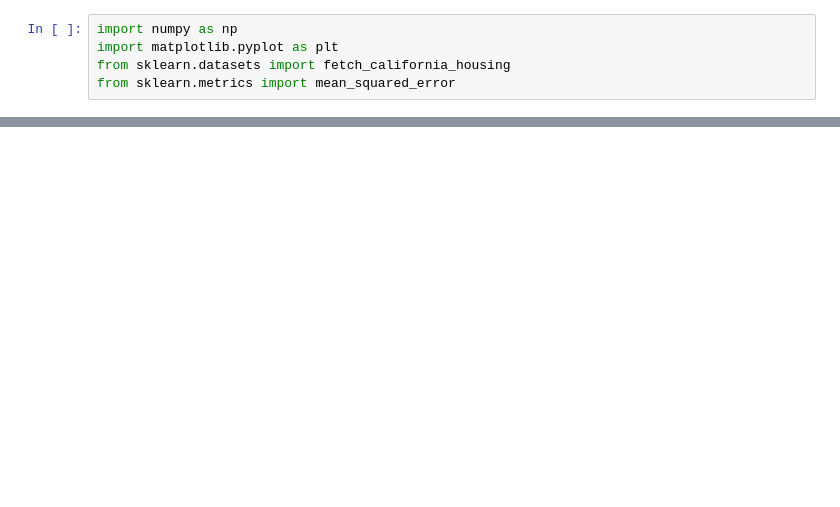
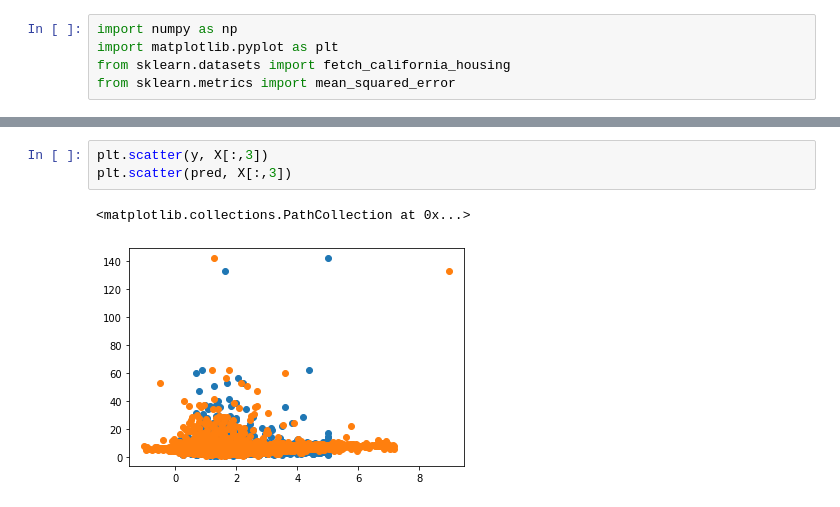
Before and after one commit to Karan9034/snippets, a Jupyter notebook: machine_learning/normal_equation_linear_regression.ipynb, the cells around one changed output, grey strips where cells are left out. Cells and saved outputs as stored; diff of their text form; blank space fills up the shorter version.

```diff
--- a/machine_learning/normal_equation_linear_regression.ipynb
+++ b/machine_learning/normal_equation_linear_regression.ipynb
@@ -57,0 +87,6 @@ mean_squared_error(y, pred) ** 0.5
+# %%
+plt.scatter(y, X[:,3])
+plt.scatter(pred, X[:,3])
+# %% [output]
+<matplotlib.collections.PathCollection at 0x...>
+[figure, added]
```
Also changed, not shown: parts of 17 cells of this notebook, 1 other file.
